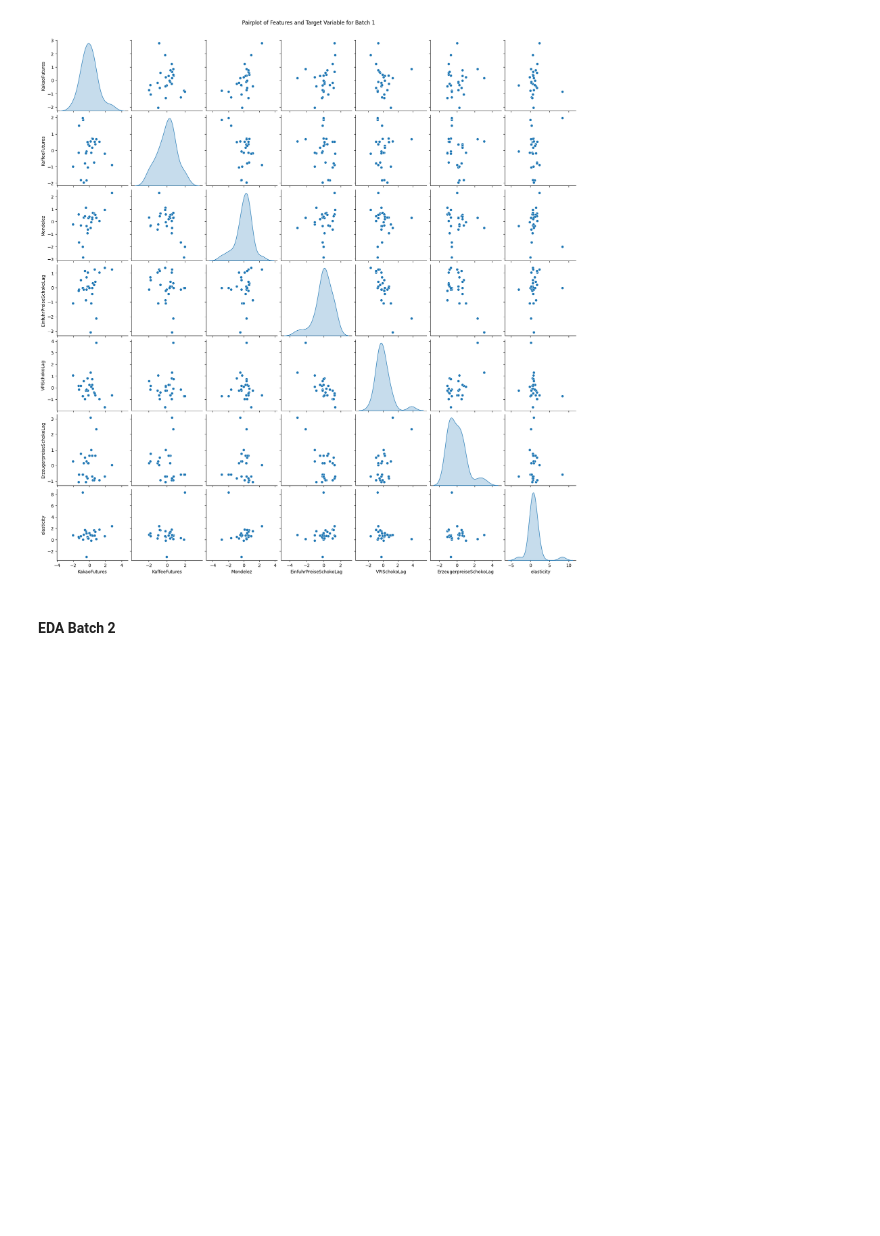
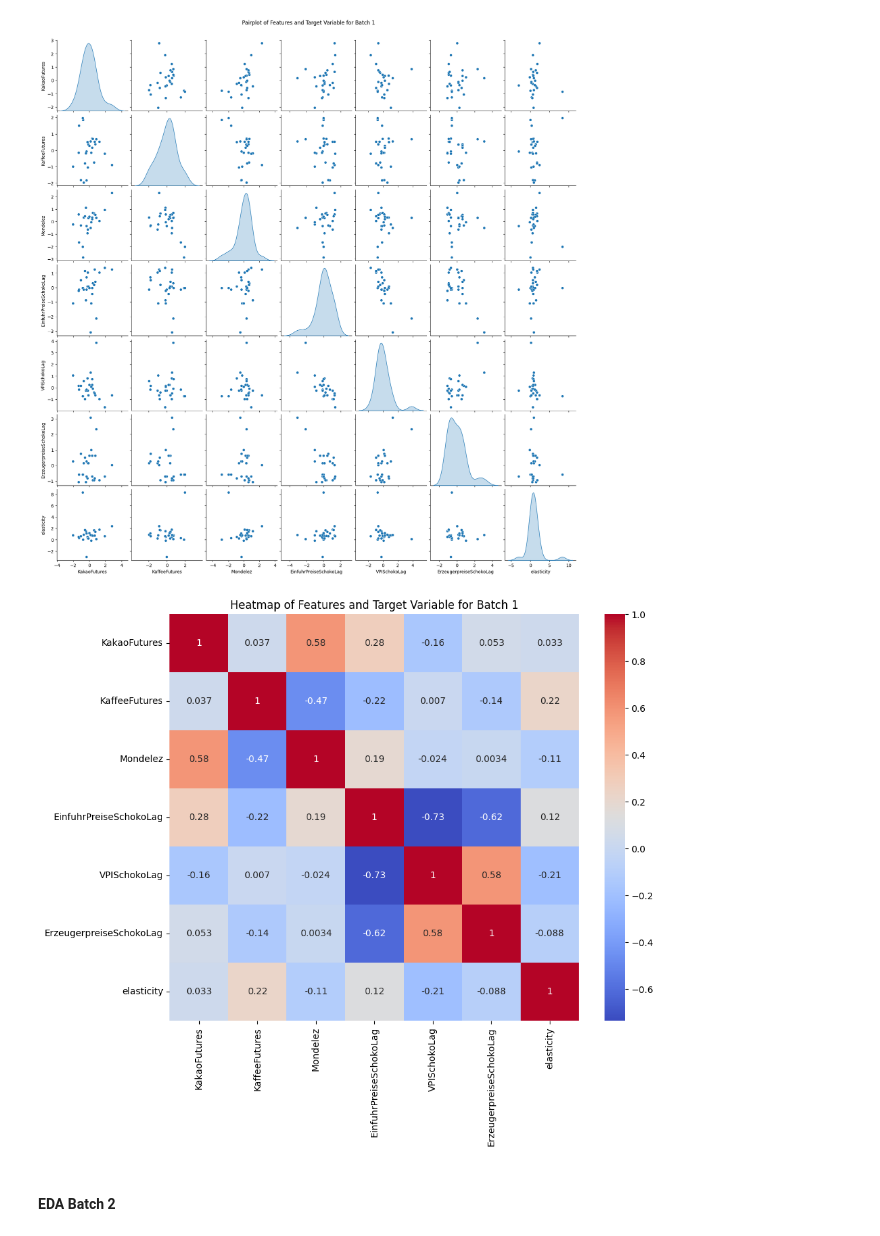
Before and after one commit to salimaabdalla/dpp_projekt_2026, a Jupyter notebook: notebooks/13_XGBoost_for_Presentation.ipynb, the cells around one changed output. Drawn from its saved outputs; the diff is of its cells as text; code cells hidden in the pictures; blank space fills up the shorter version.

Commit message:
adding heatmap for batch 1

```diff
--- a/notebooks/13_XGBoost_for_Presentation.ipynb
+++ b/notebooks/13_XGBoost_for_Presentation.ipynb
@@ -257,6 +257,14 @@ plt.suptitle('Pairplot of Features and Target Variable for Batch 1', y=1.02)
 plt.show()
 # %% [output]
 [figure]
+# %%
+# heatmap of features and target variable for batch 1
+plt.figure(figsize=(10, 8))
+sns.heatmap(pd.concat([X_train_1_processed_df, y_train_1_imputed], axis=1).corr(), annot=True, cmap='coolwarm')
+plt.title('Heatmap of Features and Target Variable for Batch 1')
+plt.show()
+# %% [output]
+[figure, added]
 # %% [markdown]
 #### EDA Batch 2
 # %%
```
